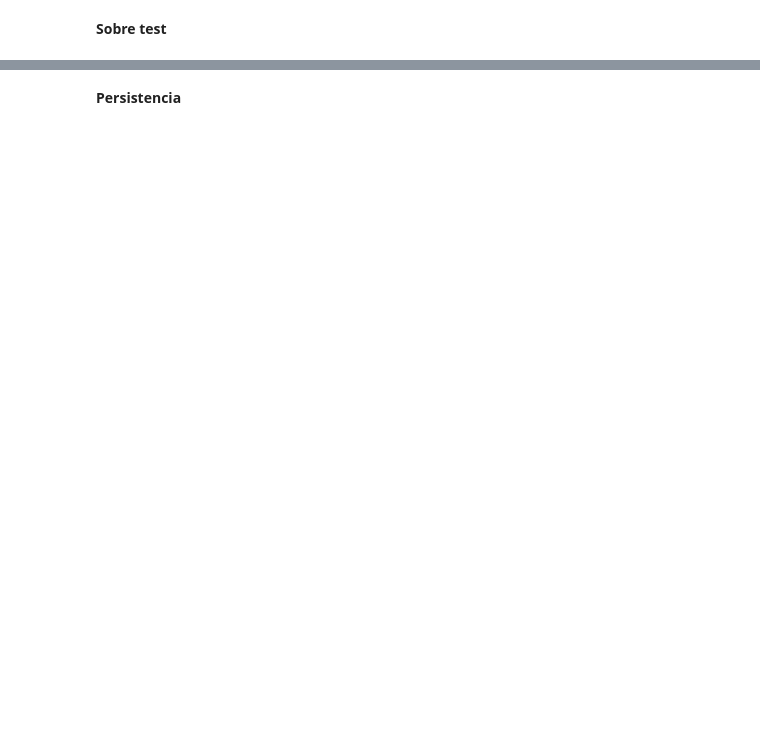
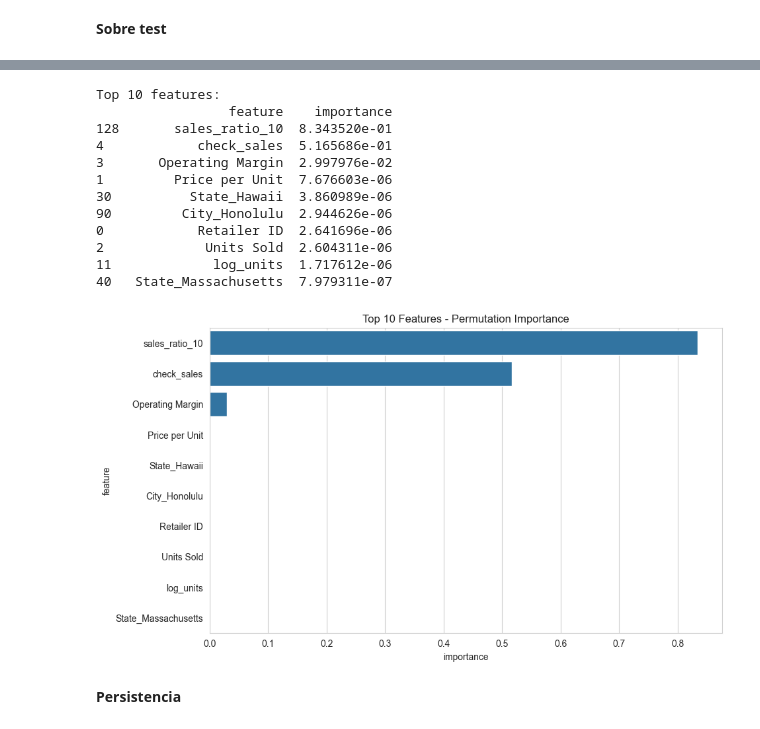
Before and after one commit to rebecaprg/ML_Adidas_supervisado, a Jupyter notebook: ML_Adidas.ipynb, the cells around one changed output, grey strips where cells are left out. Saved outputs shown, nothing was run; the diff lists cells and outputs as text; code cells hidden in the pictures; blank space fills up the shorter version.

```diff
--- a/ML_Adidas.ipynb
+++ b/ML_Adidas.ipynb
@@ -889,22 +936,26 @@ from sklearn.model_selection import RandomizedSearchCV
 import numpy as np
 
 
+# 1. RANDOMIZED SEARCH (OPTIMIZACION)
+
+from sklearn.model_selection import RandomizedSearchCV, cross_val_score
+from sklearn.ensemble import RandomForestRegressor
+import numpy as np
+
 rf = RandomForestRegressor(random_state=42)
 
-
 param_dist = {
-    "n_estimators": [50, 100, 150, 200],
-    "max_depth": [None, 10, 20, 30],
+    "n_estimators": [100, 200, 300, 500],
+    "max_depth": [None, 10, 20, 30, 50],
     "min_samples_split": [2, 5, 10],
     "min_samples_leaf": [1, 2, 4],
-    "max_features": ["auto", "sqrt", "log2"]
+    "max_features": ["sqrt", "log2", None]
 }
-
 
 random_search = RandomizedSearchCV(
     estimator=rf,
     param_distributions=param_dist,
-    n_iter=50,
+    n_iter=30,
     cv=5,
     scoring="r2",
     n_jobs=-1,
@@ -912,10 +963,9 @@ random_search = RandomizedSearchCV(
     random_state=42
 )
 
-
 random_search.fit(X_train, y_train)
 
-# Mejor combinación y mejor modelo
 print("Mejores hiperparámetros:", random_search.best_params_)
+
 best_rf = random_search.best_estimator_
 # %% [output]
@@ -978,3 +1015,50 @@ R2 std CV: 0.00690670451100935
+# %%
+#feature impolrtance
+
+from sklearn.inspection import permutation_importance
+import pandas as pd
+import matplotlib.pyplot as plt
+import seaborn as sns
+
+perm_importance = permutation_importance(
+    best_rf,
+    X_test,
+    y_test,
+    n_repeats=5,
+    random_state=42,
+    scoring="r2"
+)
+
+importances = pd.DataFrame({
+    "feature": X_test.columns,
+    "importance": perm_importance.importances_mean
+}).sort_values(by="importance", ascending=False)
+
+# Top 10
+top_features = importances.head(10)
+
+print("\nTop 10 features:")
+print(top_features)
+
+# Gráfico
+plt.figure(figsize=(10,6))
+sns.barplot(x="importance", y="feature", data=top_features)
+plt.title("Top 10 Features - Permutation Importance")
+plt.show()
+# %% [output]
+Top 10 features:
+                 feature    importance
+128       sales_ratio_10  8.343520e-01
+4            check_sales  5.165686e-01
+3       Operating Margin  2.997976e-02
+1         Price per Unit  7.676603e-06
+30          State_Hawaii  3.860989e-06
+90         City_Honolulu  2.944626e-06
+0            Retailer ID  2.641696e-06
+2             Units Sold  2.604311e-06
+11             log_units  1.717612e-06
+40   State_Massachusetts  7.979311e-07
+[figure, added]
 # %% [markdown]
 **Persistencia**
 # %%
```
Also changed, not shown: parts of 17 cells of this notebook.
